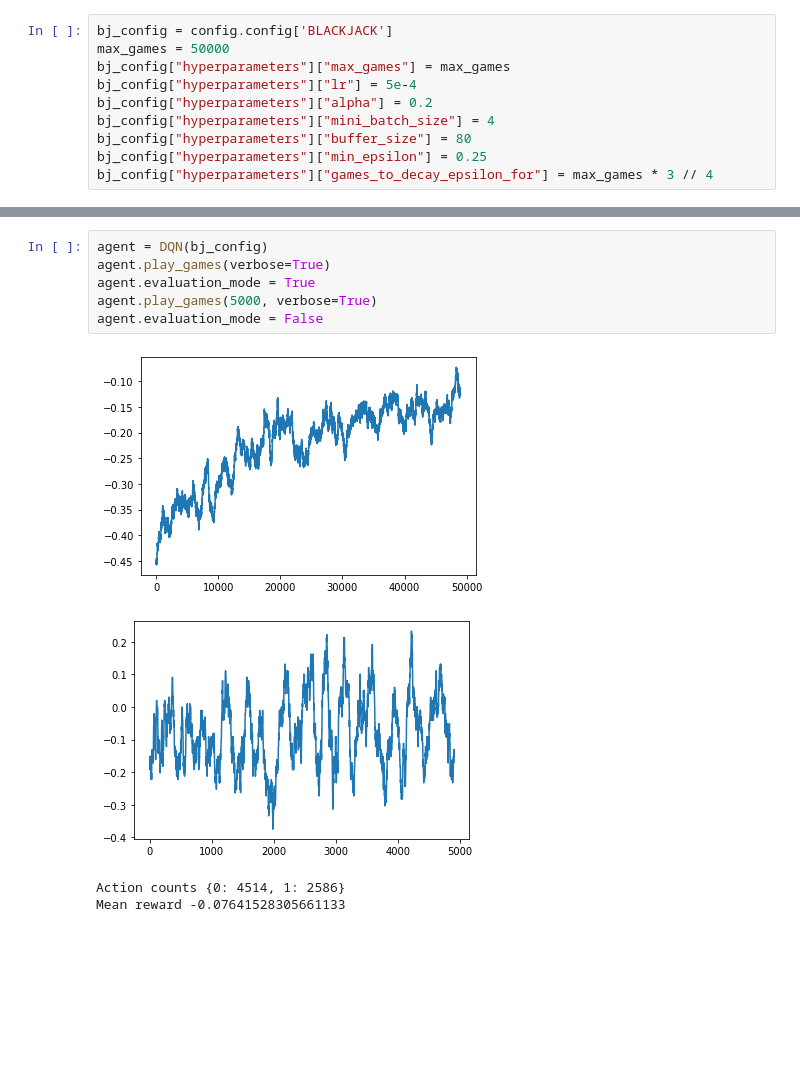
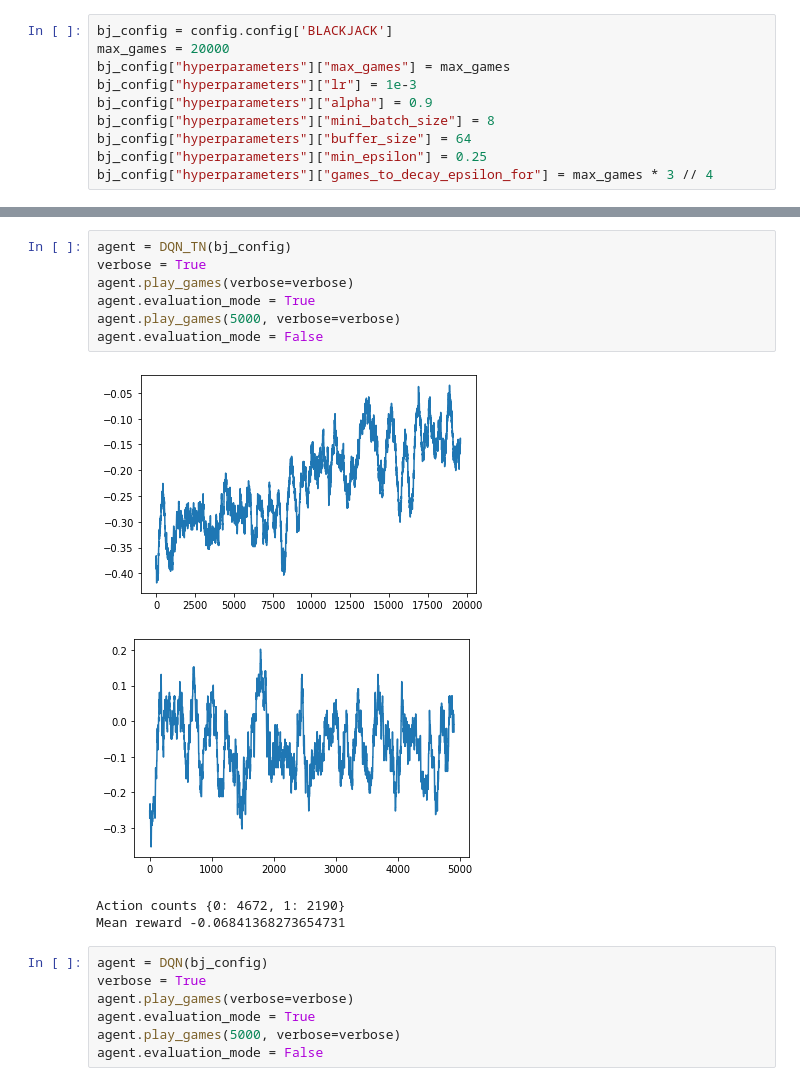
Before and after one commit to CharlieGaynor/RLdog, a Jupyter notebook: dev.ipynb, the cells around one changed output, grey strips where cells are left out. Saved outputs shown, nothing was run; the diff lists cells and outputs as text; blank space fills up the shorter version.

```diff
--- a/dev.ipynb
+++ b/dev.ipynb
@@ -18,11 +18,11 @@ from agents.DQN_RS import DQN_RS
 from collections import Counter
 # %%
 bj_config = config.config['BLACKJACK']
-max_games = 50000
+max_games = 20000
 bj_config["hyperparameters"]["max_games"] = max_games
-bj_config["hyperparameters"]["lr"] = 5e-4
-bj_config["hyperparameters"]["alpha"] = 0.2
-bj_config["hyperparameters"]["mini_batch_size"] = 4
-bj_config["hyperparameters"]["buffer_size"] = 80
+bj_config["hyperparameters"]["lr"] = 1e-3
+bj_config["hyperparameters"]["alpha"] = 0.9
+bj_config["hyperparameters"]["mini_batch_size"] = 8
+bj_config["hyperparameters"]["buffer_size"] = 64
 bj_config["hyperparameters"]["min_epsilon"] = 0.25
 bj_config["hyperparameters"]["games_to_decay_epsilon_for"] = max_games * 3 // 4
@@ -29,13 +36,21 @@ bj_config["hyperparameters"]["games_to_decay_epsilon_for"] = max_games * 3 // 4
+# %%
+agent = DQN_TN(bj_config)
+verbose = True
+agent.play_games(verbose=verbose)
+agent.evaluation_mode = True
+agent.play_games(5000, verbose=verbose)
+agent.evaluation_mode = False
+# %% [output]
+[figure, added]
+[figure, added]
+Action counts {0: 4672, 1: 2190}
+Mean reward -0.06841368273654731
 # %%
 agent = DQN(bj_config)
-agent.play_games(verbose=True)
+verbose = True
+agent.play_games(verbose=verbose)
 agent.evaluation_mode = True
-agent.play_games(5000, verbose=True)
+agent.play_games(5000, verbose=verbose)
 agent.evaluation_mode = False
-# %% [output]
-[figure, removed]
-[figure, removed]
-Action counts {0: 4514, 1: 2586}
-Mean reward -0.07641528305661133
 # %%
 agent = DQN_RS(bj_config)
```
Also changed, not shown: parts of 4 cells of this notebook, 13 other files.
